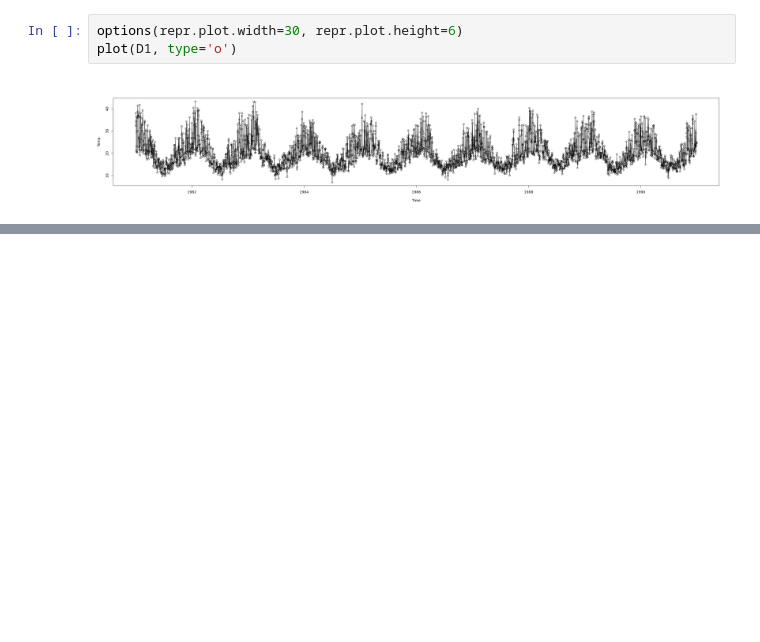
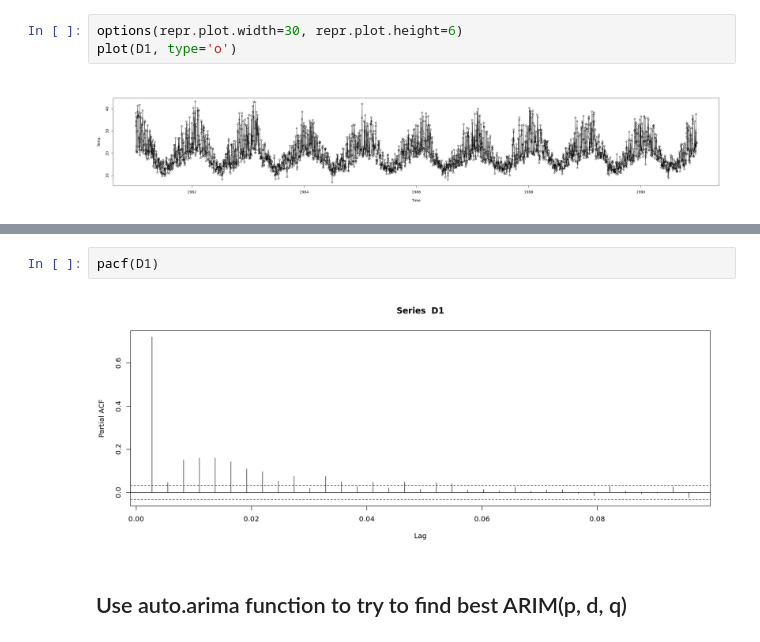
Before and after one commit to EricMaibach/TimeSeries, a Jupyter notebook: FinalProject.ipynb, the cells around one changed output, grey strips where cells are left out. Cells and saved outputs as stored; diff of their text form; blank space fills up the shorter version.

```diff
--- a/FinalProject.ipynb
+++ b/FinalProject.ipynb
@@ -36,0 +82,6 @@ plot(D1, type='o')
+# %%
+pacf(D1)
+# %% [output]
+[figure, added]
+# %% [markdown]
+## Use auto.arima function to try to find best ARIM(p, d, q)
```
Also changed, not shown: parts of 12 cells of this notebook.
